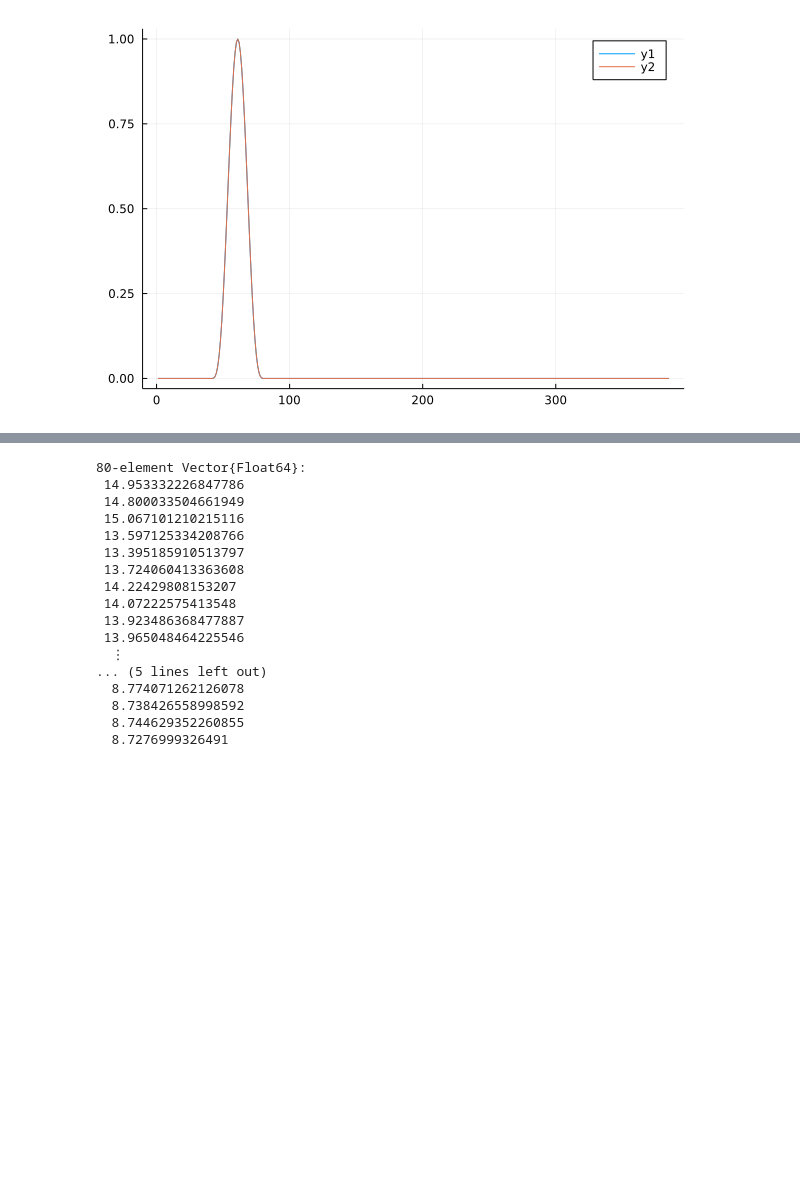
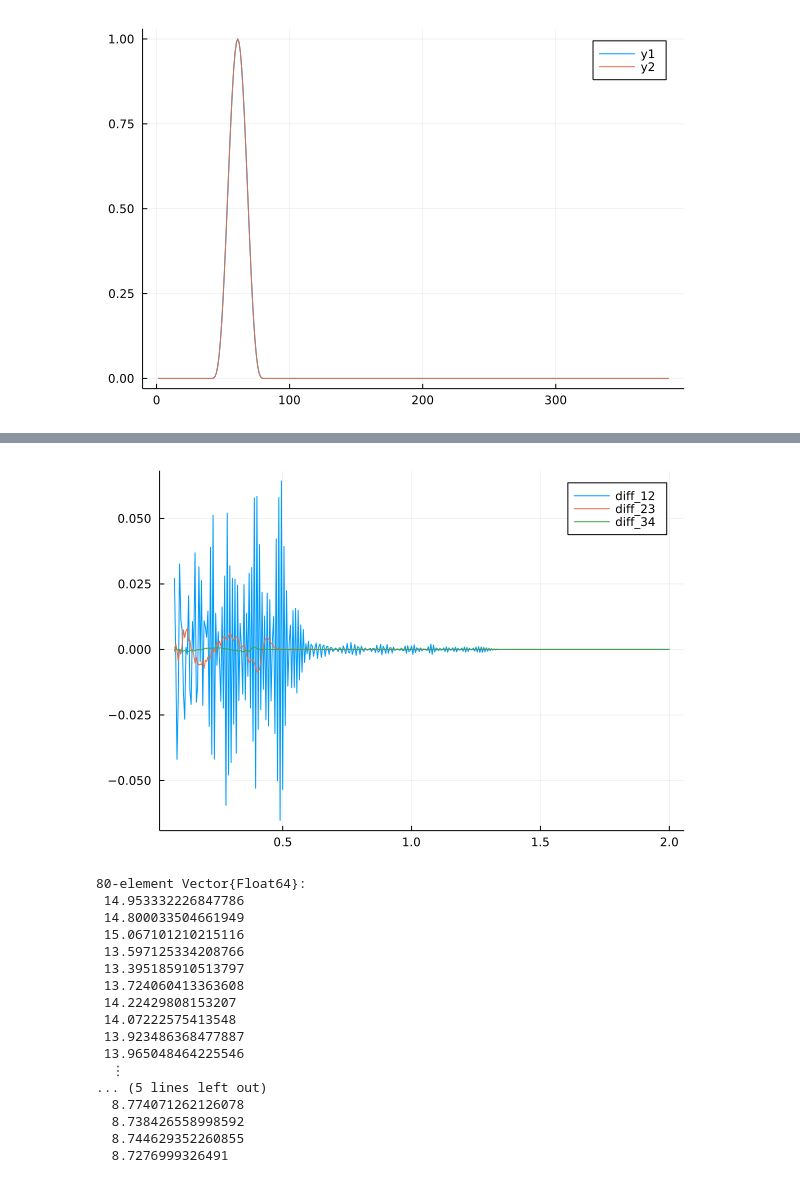
Before and after one commit to reula/Matching, a Jupyter notebook: convergence.ipynb, the cells around one changed output, grey strips where cells are left out. Saved outputs shown, nothing was run; the diff lists cells and outputs as text; code cells hidden in the pictures; blank space fills up the shorter version.

```diff
--- a/convergence.ipynb
+++ b/convergence.ipynb
@@ -72,18 +58,22 @@ get_data (generic function with 2 methods)
 nis = (Nl-1)*2^(1-1) + 2 - Nl
 ϕ_L_1 = view(v_1,1:Nl,:)
 ϕ_R_1 = view(v_1,3Nl+nis:3Nl+Nr,:)
+S_1 = view(v_1,3Nl+Nr+nis:3Nl+2Nr,:)
 ((Nl, L, dl, Nr, R, dr),(t_i, t_f, M, dt, M_d, dt_d),r_2,l_2,t_2,u_2,v_2) = get_data(file_name[2],1)
 nis = (Nl-1)*2^(2-1) + 2 - Nl
 ϕ_L_2 = view(v_2,1:Nl,:)
 ϕ_R_2 = view(v_2,3Nl+nis:2:3Nl+Nr,:)
+S_2 = view(v_2,3Nl+Nr+nis:2:3Nl+2Nr,:)
 ((Nl, L, dl, Nr, R, dr),(t_i, t_f, M, dt, M_d, dt_d),r_3,l_3,t_3,u_3,v_3) = get_data(file_name[3],1)
 nis = (Nl-1)*2^(3-1) + 2 - Nl
 ϕ_L_3 = view(v_3,1:Nl,:)
 ϕ_R_3 = view(v_3,3Nl+nis:4:3Nl+Nr,:)
+S_3 = view(v_3,3Nl+Nr+nis:4:3Nl+2Nr,:)
 ((Nl, L, dl, Nr, R, dr),(t_i, t_f, M, dt, M_d, dt_d),r_4,l_4,t_4,u_4,v_4) = get_data(file_name[4],1)
 nis = (Nl-1)*2^(4-1) + 2 - Nl
 ϕ_L_4 = view(v_4,1:8:Nl,:)
 ϕ_R_4 = view(v_4,3Nl+nis:8:3Nl+Nr,:)
+S_4 = view(v_4,3Nl+Nr+nis:8:3Nl+2Nr,:);
 # %% [output]
 (x0, x1, p_bump, A) = data["par_init"] = (0.28, 0.48000000000000004, 4, 1.0)
 (Nl, L, dl, Nr, R, dr) = data["par_grid"] = (17, 0.08, 0.005, 385, 1.92, 0.005)
@@ -156,3 +133,12 @@ plot!(r[1:end],ϕ_R_4[1:end,n]-ϕ_R_3[1:end,n],label="diff34")
+# %%
+n=40
+
+
+plot(r[1:end],S_2[1:end,n]-S_1[1:end,n],label="diff_12")
+plot!(r[1:end],S_3[1:end,n]-S_2[1:end,n],label="diff_23")
+plot!(r[1:end],S_4[1:end,n]-S_3[1:end,n],label="diff_34")
+# %% [output]
+[figure, added]
 # %%
 Q234 = [sum(abs.(ϕ_R_2[:,i] - ϕ_R_3[:,i]))/sum(abs.(ϕ_R_3[:,i] -ϕ_R_4[:,i])) for i in 2:M_d]
 Q123 = [sum(abs.(ϕ_R_1[:,i] - ϕ_R_2[:,i]))/sum(abs.(ϕ_R_2[:,i] -ϕ_R_3[:,i])) for i in 2:M_d]
```
Also changed, not shown: parts of 17 cells of this notebook, 3 other files.
